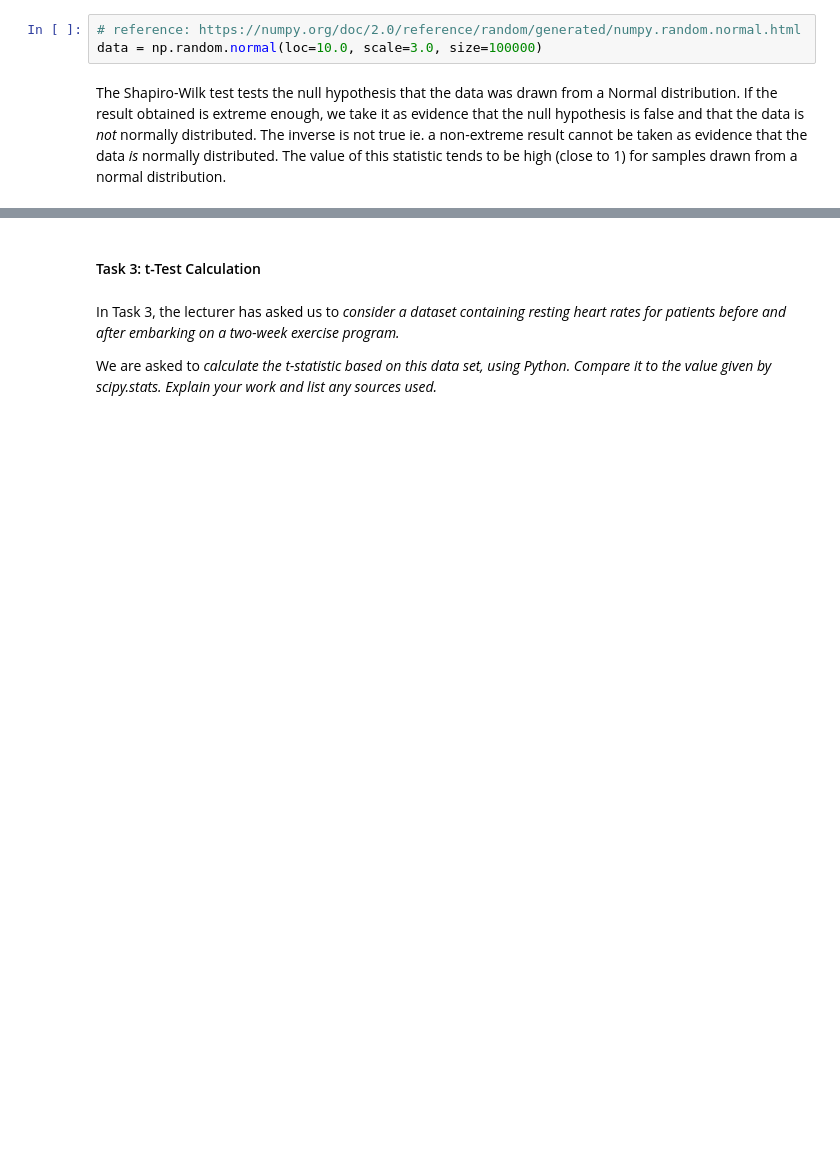
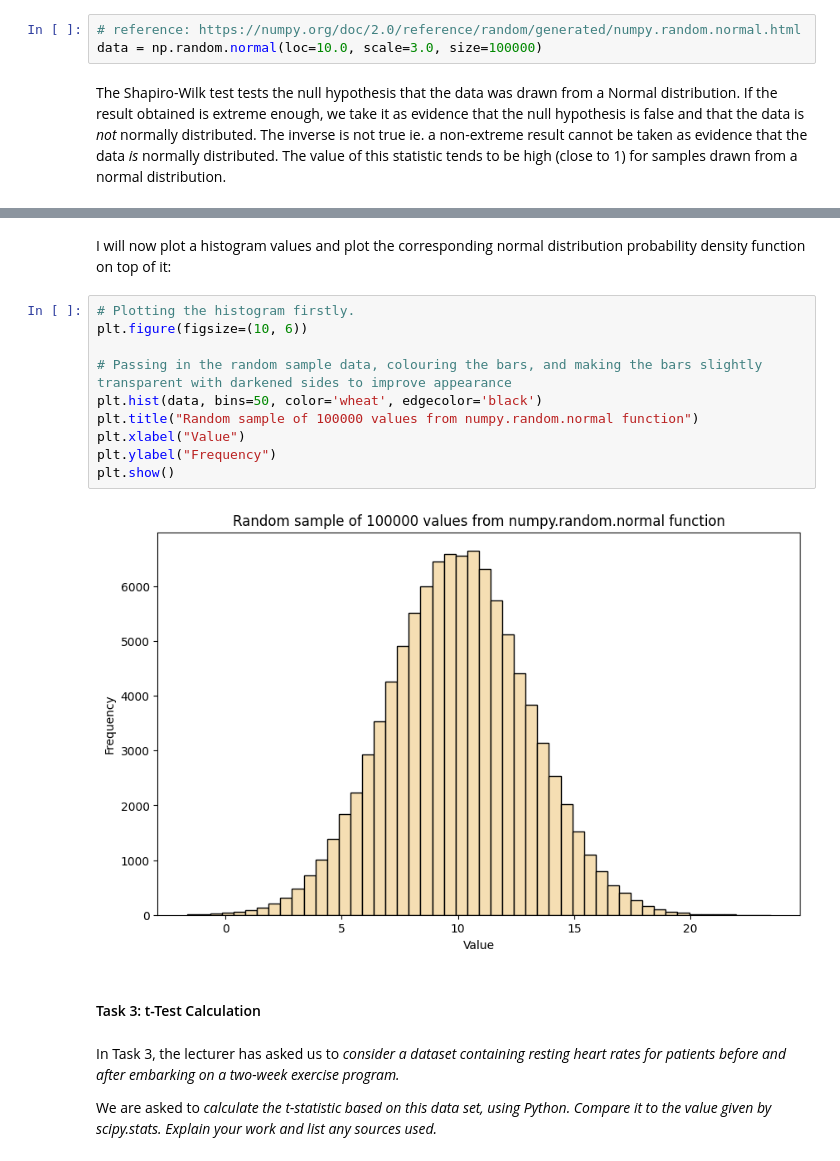
Before and after one commit to jmce22/app_stats, a Jupyter notebook: tasks.ipynb, the cells around one changed output, grey strips where cells are left out. Drawn from its saved outputs; the diff is of its cells as text; blank space fills up the shorter version.

```diff
--- a/tasks.ipynb
+++ b/tasks.ipynb
@@ -161,3 +164,17 @@ ShapiroResult(statistic=0.9999754798301181, pvalue=0.7909632712159183)
+# %% [markdown]
+I will now plot a histogram values and plot the corresponding normal distribution probability density function on top of it:
+# %%
+# Plotting the histogram firstly.
+plt.figure(figsize=(10, 6))
+
+# Passing in the random sample data, colouring the bars, and making the bars slightly transparent with darkened sides to improve appearance
+plt.hist(data, bins=50, color='wheat', edgecolor='black')
+plt.title("Random sample of 100000 values from numpy.random.normal function")
+plt.xlabel("Value")
+plt.ylabel("Frequency")
+plt.show()
+# %% [output]
+[figure, added]
 # %% [markdown]
 #### Task 3: t-Test Calculation ####
 # %% [markdown]
```
Also changed, not shown: parts of 2 cells of this notebook.
